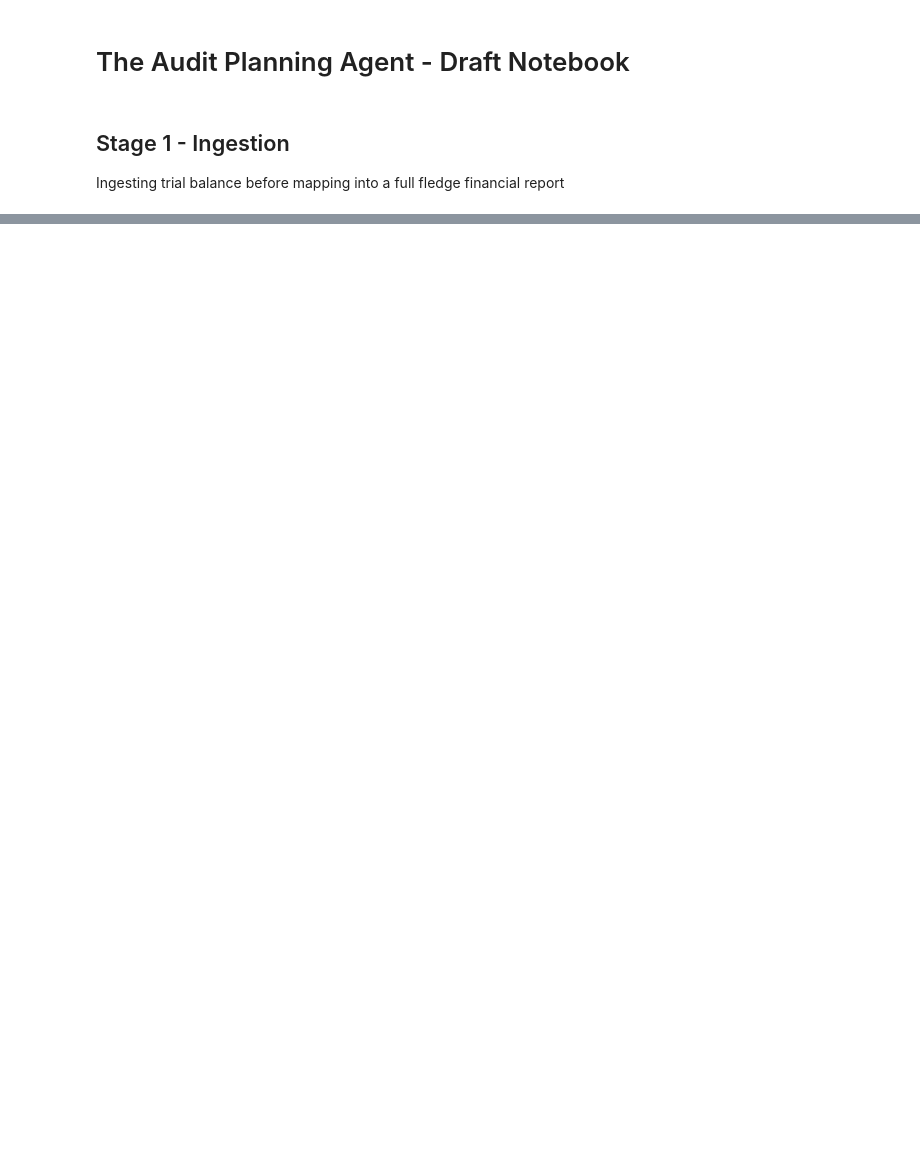
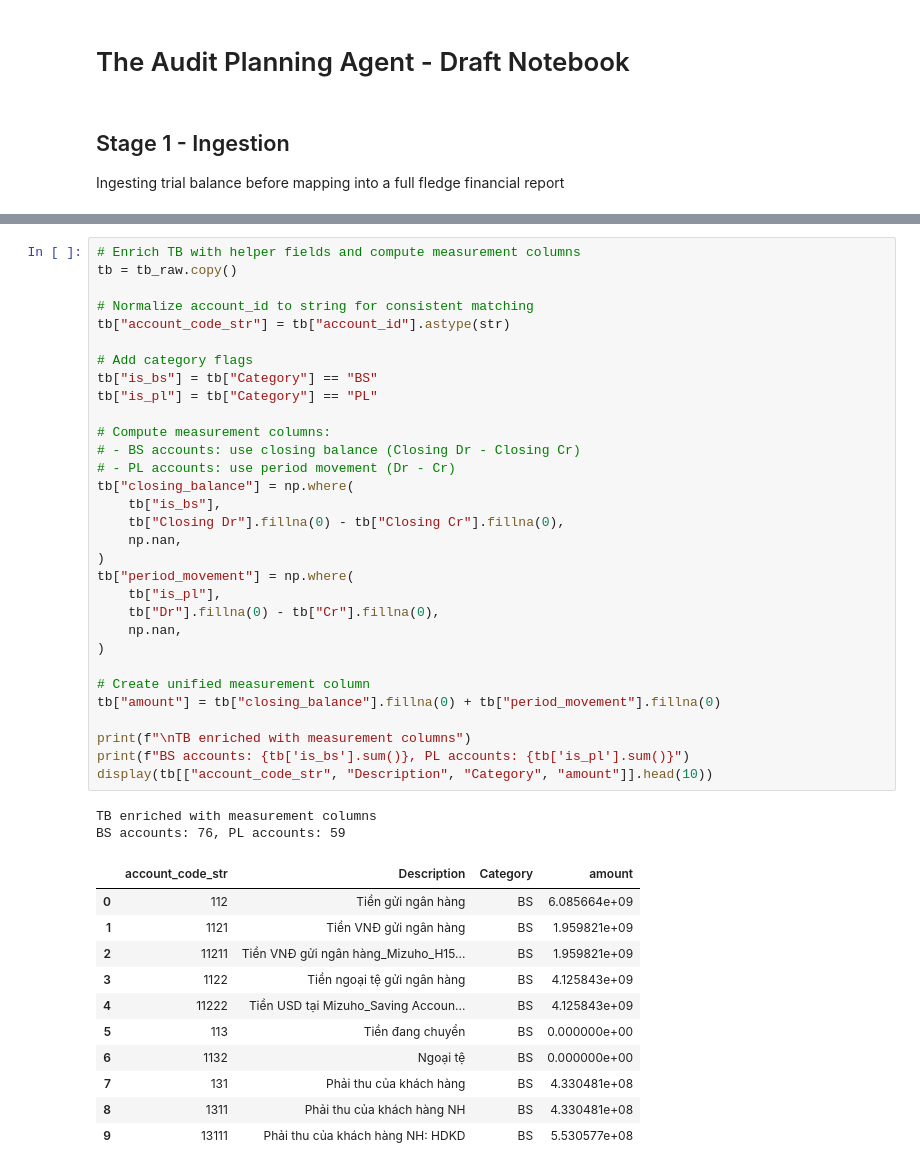
Before and after one commit to lehai0609/Planning_Agent_NDD, a Jupyter notebook: notebooks/draft.ipynb, the cells around one changed output, grey strips where cells are left out. Cells and saved outputs as stored; diff of their text form; blank space fills up the shorter version.

```diff
--- a/notebooks/draft.ipynb
+++ b/notebooks/draft.ipynb
@@ -237,0 +55,45 @@ print(f"Income statement pivot exported to {income_statement_output_path}")
+# %%
+# Enrich TB with helper fields and compute measurement columns
+tb = tb_raw.copy()
+
+# Normalize account_id to string for consistent matching
+tb["account_code_str"] = tb["account_id"].astype(str)
+
+# Add category flags
+tb["is_bs"] = tb["Category"] == "BS"
+tb["is_pl"] = tb["Category"] == "PL"
+
+# Compute measurement columns:
+# - BS accounts: use closing balance (Closing Dr - Closing Cr)
+# - PL accounts: use period movement (Dr - Cr)
+tb["closing_balance"] = np.where(
+    tb["is_bs"],
+    tb["Closing Dr"].fillna(0) - tb["Closing Cr"].fillna(0),
+    np.nan,
+)
+tb["period_movement"] = np.where(
+    tb["is_pl"],
+    tb["Dr"].fillna(0) - tb["Cr"].fillna(0),
+    np.nan,
+)
+
+# Create unified measurement column
+tb["amount"] = tb["closing_balance"].fillna(0) + tb["period_movement"].fillna(0)
+
+print(f"\nTB enriched with measurement columns")
+print(f"BS accounts: {tb['is_bs'].sum()}, PL accounts: {tb['is_pl'].sum()}")
+display(tb[["account_code_str", "Description", "Category", "amount"]].head(10))
+# %% [output]
+TB enriched with measurement columns
+BS accounts: 76, PL accounts: 59
+|  | account_code_str | Description | Category | amount |
+| 0 | 112 | Tiền gửi ngân hàng | BS | 6.085664e+09 |
+| 1 | 1121 | Tiền VNĐ gửi ngân hàng | BS | 1.959821e+09 |
+| 2 | 11211 | Tiền VNĐ gửi ngân hàng_Mizuho_H15... | BS | 1.959821e+09 |
+| 3 | 1122 | Tiền ngoại tệ gửi ngân hàng | BS | 4.125843e+09 |
+| 4 | 11222 | Tiền USD tại Mizuho_Saving Accoun... | BS | 4.125843e+09 |
+| 5 | 113 | Tiền đang chuyển | BS | 0.000000e+00 |
+| 6 | 1132 | Ngoại tệ | BS | 0.000000e+00 |
+| 7 | 131 | Phải thu của khách hàng | BS | 4.330481e+08 |
+| 8 | 1311 | Phải thu của khách hàng NH | BS | 4.330481e+08 |
+| 9 | 13111 | Phải thu của khách hàng NH: HDKD | BS | 5.530577e+08 |
```
Also changed, not shown: parts of 25 cells of this notebook, 19 other files.
